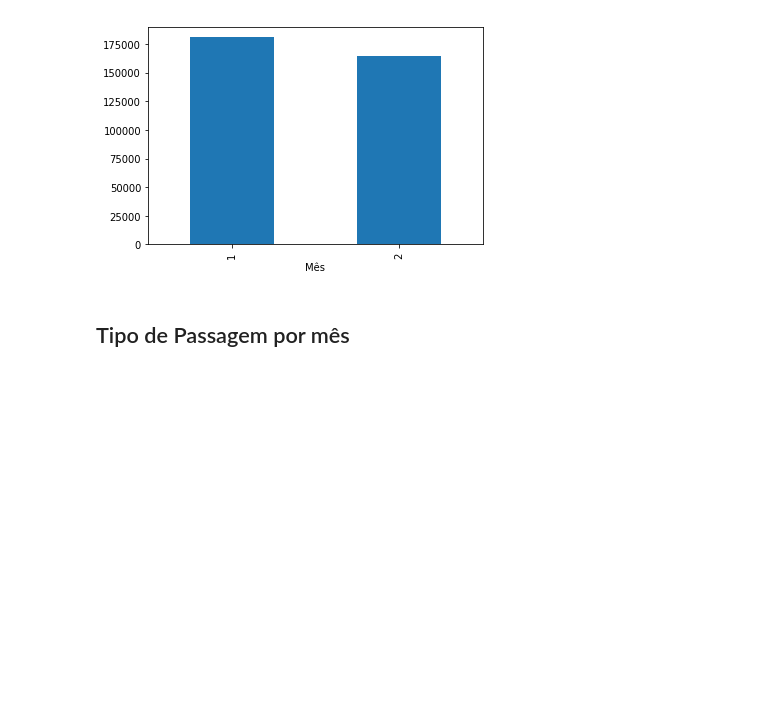
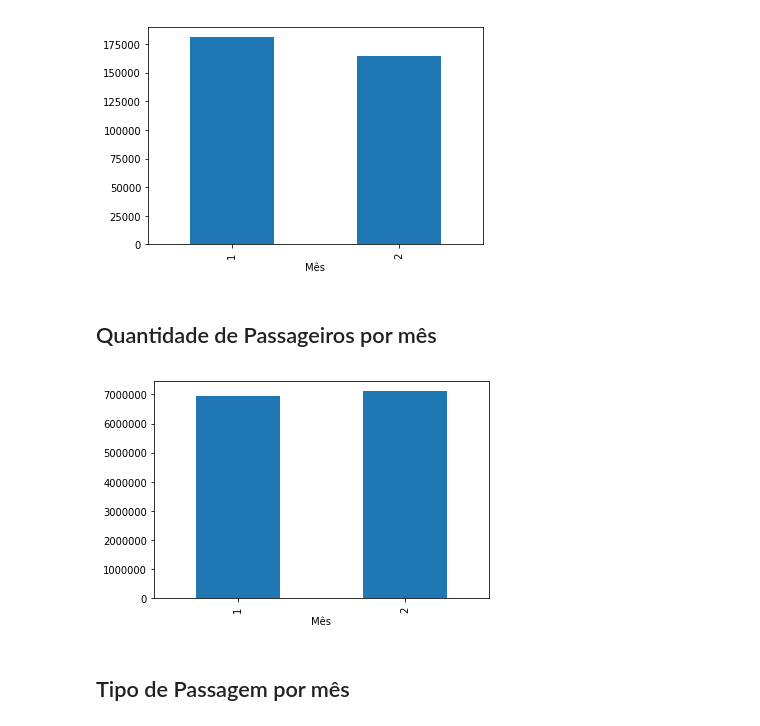
Before and after one commit to georgemaia/dadosabertos-mobilidade-rn-natal, a Jupyter notebook: Bilhetagem_Eletrônica-2019-Analitico.ipynb, the cells around one changed output. Cells and saved outputs as stored; diff of their text form; code cells hidden in the pictures; blank space fills up the shorter version.

```diff
--- a/Bilhetagem_Eletrônica-2019-Analitico.ipynb
+++ b/Bilhetagem_Eletrônica-2019-Analitico.ipynb
@@ -189,6 +191,14 @@ new_df['Qtd_Viagens'].plot.bar()
 plt.show()
 # %% [output]
 [figure]
+# %% [markdown]
+## Quantidade de Passageiros por mês
+# %%
+new_df = df.groupby(['Mês']).sum()
+new_df['Qtd_Passageiros'].plot.bar()
+plt.show()
+# %% [output]
+[figure, added]
 # %% [markdown]
 ## Tipo de Passagem por mês
 # %%
```
Also changed, not shown: parts of 3 cells of this notebook, 1 other file.
